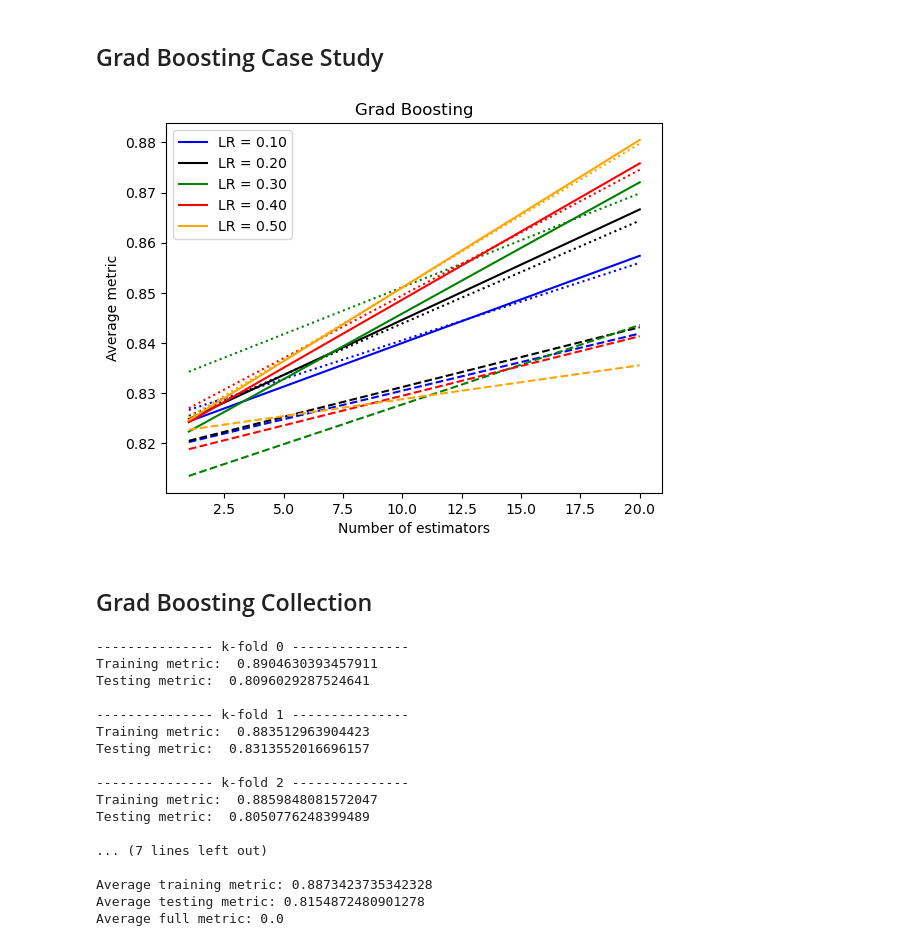
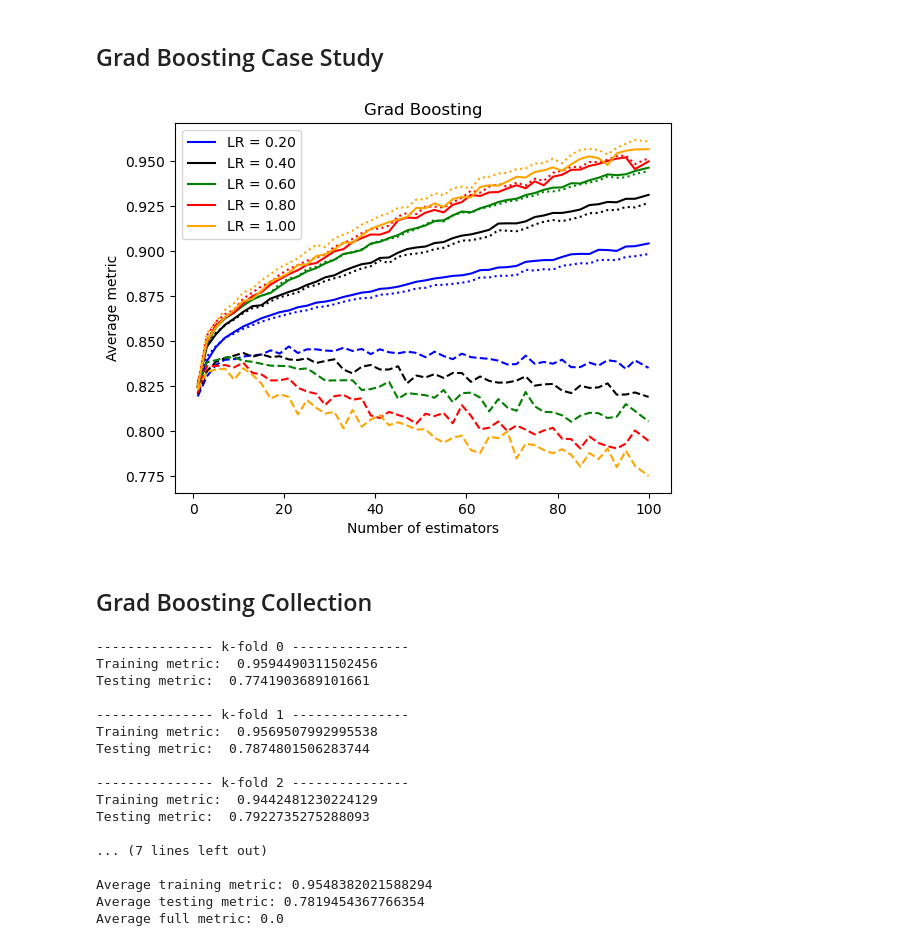
Before and after one commit to WeiHou1996/CMS-155-Project1, a Jupyter notebook: project_01_grad_boosting.ipynb, the cells around one changed output. Drawn from its saved outputs; the diff is of its cells as text; code cells hidden in the pictures.

```diff
--- a/project_01_grad_boosting.ipynb
+++ b/project_01_grad_boosting.ipynb
@@ -20,8 +20,8 @@ from data_collection import Collection1, Collection2
 n_folds = 5
 kf = KFold(n_splits=n_folds, shuffle=True)
 
-n_est_list = np.linspace(1,20,2, dtype='int')
-learn_rate_list = np.linspace(0.1,0.5,5)
+n_est_list = np.linspace(1,100,50, dtype='int')
+learn_rate_list = [.2,.4,.6,.8,1]
 c = ['b', 'k', 'g', 'r', 'orange']
 
 fig, ax = plt.subplots()
@@ -30,43 +30,43 @@ for i,lr in enumerate(learn_rate_list):
     avg_train_metric = np.zeros((len(n_est_list),))
     avg_val_metric = np.zeros((len(n_est_list),))
     avg_full_metric = np.zeros((len(n_est_list),))
     for j,n_est in enumerate(n_est_list):
         train_Metric = 0
         val_Metric = 0
         y_train_prob_avg = 0
         for train_idx, val_idx in kf.split(X_train[:,0]):
             x_train, x_val = X_train[train_idx,:], X_train[val_idx,:]
             y_train, y_val = Y_train[train_idx], Y_train[val_idx]
 
-            clf = GradientBoostingClassifier(n_estimators=n_est, learning_rate=lr);
-            clf.fit(x_train, y_train.flatten());
+            clf = GradientBoostingClassifier(n_estimators=n_est, learning_rate=lr)
+            clf.fit(x_train, y_train.flatten())
 
-            y_train_prob = clf.predict_proba(x_train);
-            thisMetric = metrics.roc_auc_score(y_train, y_train_prob[:,1]);
+            y_train_prob = clf.predict_proba(x_train)
+            thisMetric = metrics.roc_auc_score(y_train, y_train_prob[:,1])
             train_Metric += thisMetric
 
-            y_train_prob = clf.predict_proba(x_val);
-            thisMetric = metrics.roc_auc_score(y_val, y_train_prob[:,1]);
+            y_train_prob = clf.predict_proba(x_val)
+            thisMetric = metrics.roc_auc_score(y_val, y_train_prob[:,1])
             val_Metric += thisMetric
 
-            y_train_prob = clf.predict_proba(X_train);
+            y_train_prob = clf.predict_proba(X_train)
             y_train_prob_avg += y_train_prob[:,1]
 
         avg_train_metric[j] = train_Metric/n_folds
         avg_val_metric[j] = val_Metric/n_folds
-        avg_full_metric[j] = metrics.roc_auc_score(Y_train, y_train_prob_avg/n_folds);
+        avg_full_metric[j] = metrics.roc_auc_score(Y_train, y_train_prob_avg/n_folds)
 
     ax.plot(n_est_list,avg_train_metric, color=c[i], label=f'LR = {lr:0.2f}')
     ax.plot(n_est_list,avg_val_metric, color=c[i], linestyle='--')
-    ax.plot(n_est_list,avg_full_metric, color=c[i], linestyle=':')
+    # ax.plot(n_est_list,avg_full_metric, color=c[i], linestyle=':')
     ax.set_xlabel('Number of estimators')
     ax.set_ylabel('Average metric')
     plt.title('Grad Boosting')
 
 plt.legend()
 plt.show()
 # %% [output]
-[figure, old version]
+[figure, new version]
 # %% [markdown]
 ## Grad Boosting Collection
 # %%
@@ -82,20 +82,20 @@ for train_idx, val_idx in kf.split(X_train[:,0]):
     x_train, x_val = X_train[train_idx,:], X_train[val_idx,:]
     y_train, y_val = Y_train[train_idx], Y_train[val_idx]
 
-    clf = GradientBoostingClassifier(n_estimators=20, learning_rate=1);
-    clf.fit(x_train, y_train.flatten());
+    clf = GradientBoostingClassifier(n_estimators=10, learning_rate=1)
+    clf.fit(x_train, y_train.flatten())
 
-    y_train_prob = clf.predict_proba(x_train);
-    thisMetric = metrics.roc_auc_score(y_train, y_train_prob[:,1]);
+    y_train_prob = clf.predict_proba(x_train)
+    thisMetric = metrics.roc_auc_score(y_train, y_train_prob[:,1])
     train_Metric += thisMetric
     print("Training metric: ",thisMetric)
 
-    y_train_prob = clf.predict_proba(x_val);
-    thisMetric = metrics.roc_auc_score(y_val, y_train_prob[:,1]);
+    y_train_prob = clf.predict_proba(x_val)
+    thisMetric = metrics.roc_auc_score(y_val, y_train_prob[:,1])
     val_Metric += thisMetric
     print("Testing metric: ",thisMetric)
 
-    y_train_prob = clf.predict_proba(X_test);
+    y_train_prob = clf.predict_proba(X_test)
     prob_avg += y_train_prob[:,1]
     print(' ')
 
@@ -106,26 +106,26 @@ print(f'Average testing metric: {val_Metric/n_folds}')
 print(f'Average full metric: {full_Metric/n_folds}')
 
 y_test_prob = prob_avg/n_folds
-thisData = np.concatenate((ID_test, np.reshape(y_test_prob,(-1,1))), axis=1);
-thisLabel = ['ID','TARGET'];
+thisData = np.concatenate((ID_test, np.reshape(y_test_prob,(-1,1))), axis=1)
+thisLabel = ['ID','TARGET']
 y_test_prob_pd = pd.DataFrame(data=thisData,columns=thisLabel)
-fname_submit = 'test_submission_Ethan.csv';
-y_test_prob_pd.to_csv(fname_submit,index=False);
+fname_submit = 'test_submission_Ethan.csv'
+y_test_prob_pd.to_csv(fname_submit,index=False)
 # %% [output]
 --------------- k-fold 0 ---------------
-Training metric:  0.8904630393457911
-Testing metric:  0.8096029287524641
+Training metric:  0.9594490311502456
+Testing metric:  0.7741903689101661
 
 --------------- k-fold 1 ---------------
-Training metric:  0.883512963904423
-Testing metric:  0.8313552016696157
+Training metric:  0.9569507992995538
+Testing metric:  0.7874801506283744
 
 --------------- k-fold 2 ---------------
-Training metric:  0.8859848081572047
-Testing metric:  0.8050776248399489
+Training metric:  0.9442481230224129
+Testing metric:  0.7922735275288093
 
 ... (7 lines left out)
 
-Average training metric: 0.8873423735342328
-Average testing metric: 0.8154872480901278
+Average training metric: 0.9548382021588294
+Average testing metric: 0.7819454367766354
 Average full metric: 0.0
```
Also changed, not shown: parts of 1 cell of this notebook, 2 other files.
